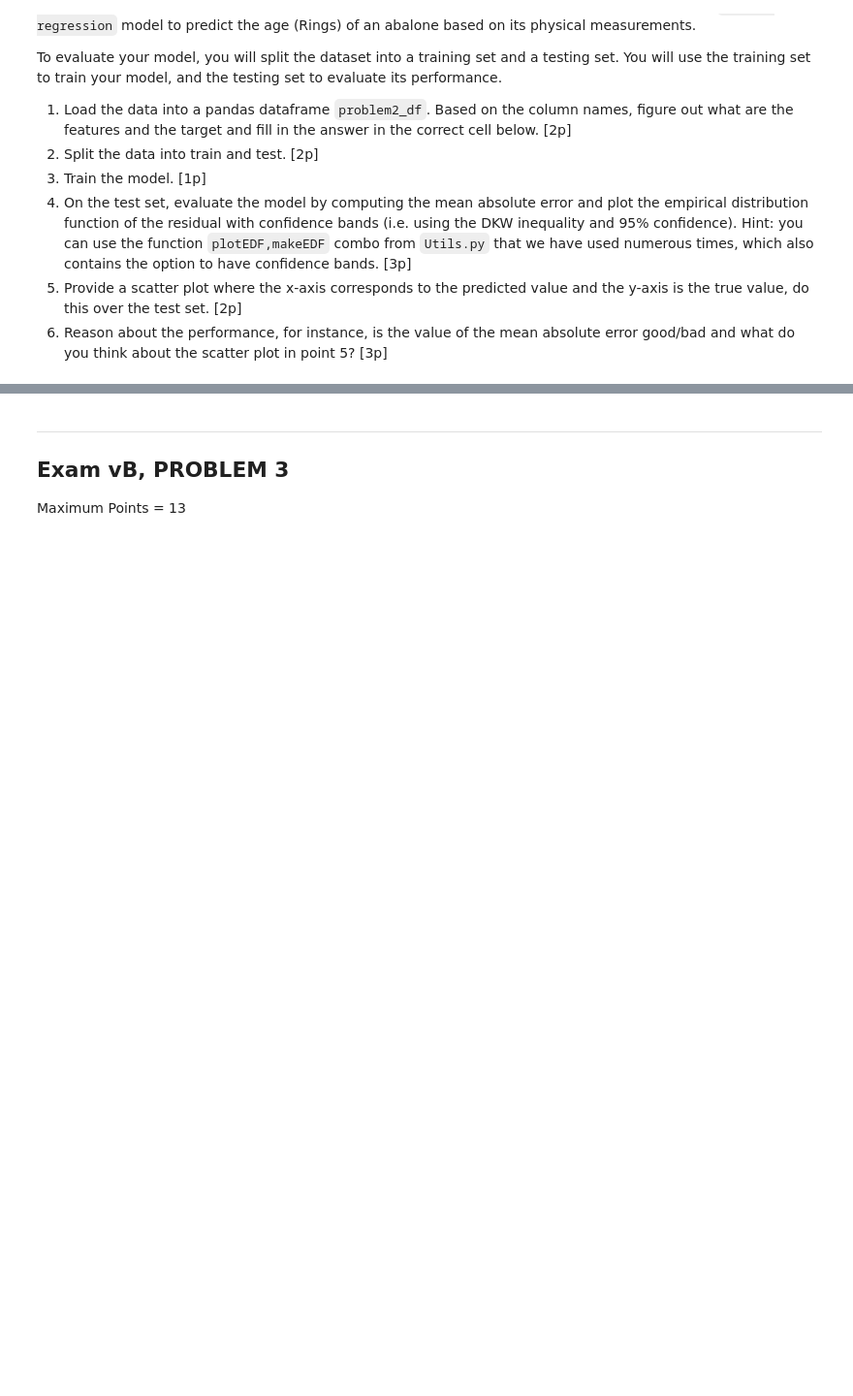
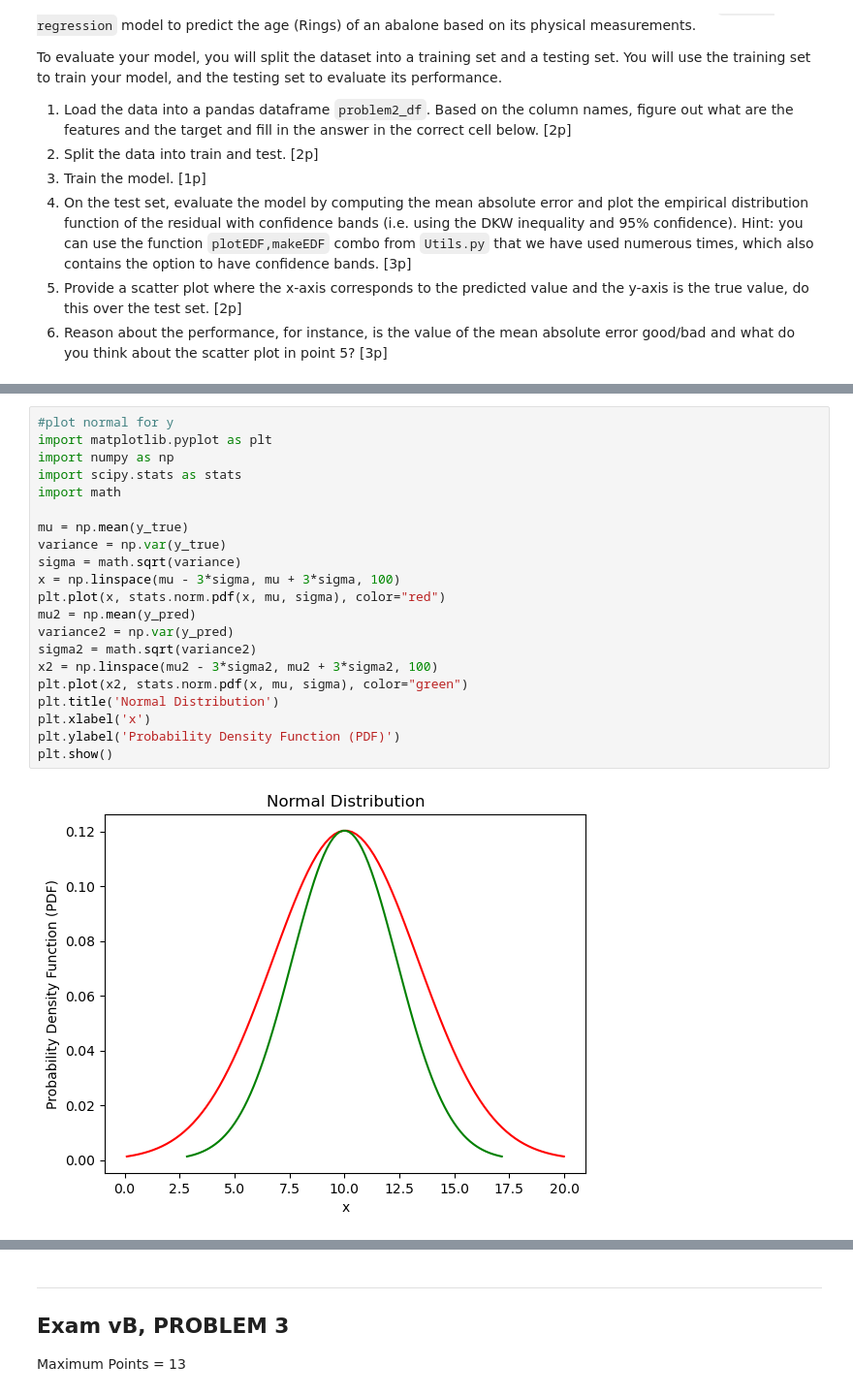
Before and after one commit to elisehammarstrom/ds, a Jupyter notebook: ExamJanuary_2023_problem.ipynb, the cells around one changed output, grey strips where cells are left out. Shown: that part at 97% size. Cells and saved outputs as stored; diff of their text form; blank space fills up the shorter version.

```diff
--- a/ExamJanuary_2023_problem.ipynb
+++ b/ExamJanuary_2023_problem.ipynb
@@ -361,0 +400,23 @@ Double click this cell to enter edit mode and write your answer for part 6 below
+# %%
+#plot normal for y
+import matplotlib.pyplot as plt
+import numpy as np
+import scipy.stats as stats
+import math
+
+mu = np.mean(y_true)
+variance = np.var(y_true)
+sigma = math.sqrt(variance)
+x = np.linspace(mu - 3*sigma, mu + 3*sigma, 100)
+plt.plot(x, stats.norm.pdf(x, mu, sigma), color="red")
+mu2 = np.mean(y_pred)
+variance2 = np.var(y_pred)
+sigma2 = math.sqrt(variance2)
+x2 = np.linspace(mu2 - 3*sigma2, mu2 + 3*sigma2, 100)
+plt.plot(x2, stats.norm.pdf(x, mu, sigma), color="green")
+plt.title('Normal Distribution')
+plt.xlabel('x')
+plt.ylabel('Probability Density Function (PDF)')
+plt.show()
+# %% [output]
+[figure, added]
```
Also changed, not shown: parts of 13 cells of this notebook.
